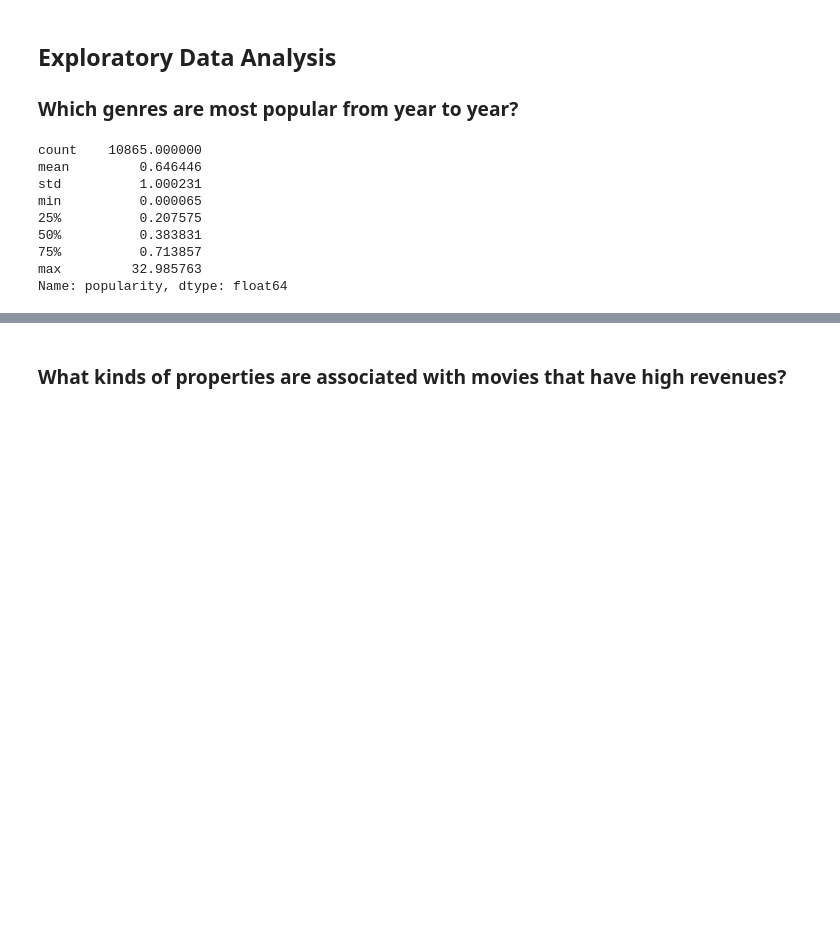
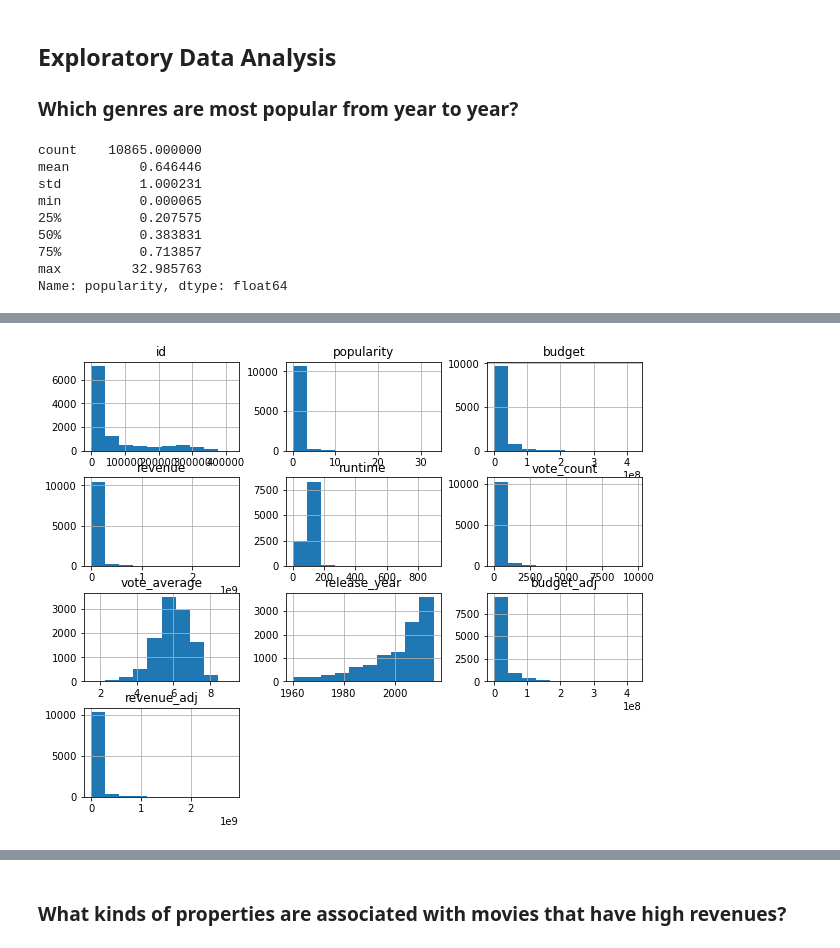
Before and after one commit to NataliiaKinash/movies-analysis, a Jupyter notebook: investigate-a-dataset-template.ipynb, the cells around one changed output, grey strips where cells are left out. Drawn from its saved outputs; the diff is of its cells as text; code cells hidden in the pictures; blank space fills up the shorter version.

```diff
--- a/investigate-a-dataset-template.ipynb
+++ b/investigate-a-dataset-template.ipynb
@@ -135,0 +156,4 @@ df_p.groupby('release_year')['genres']
+# %%
+df.hist(figsize=(10,8));
+# %% [output]
+[figure, added]
```
Also changed, not shown: parts of 27 cells of this notebook.
